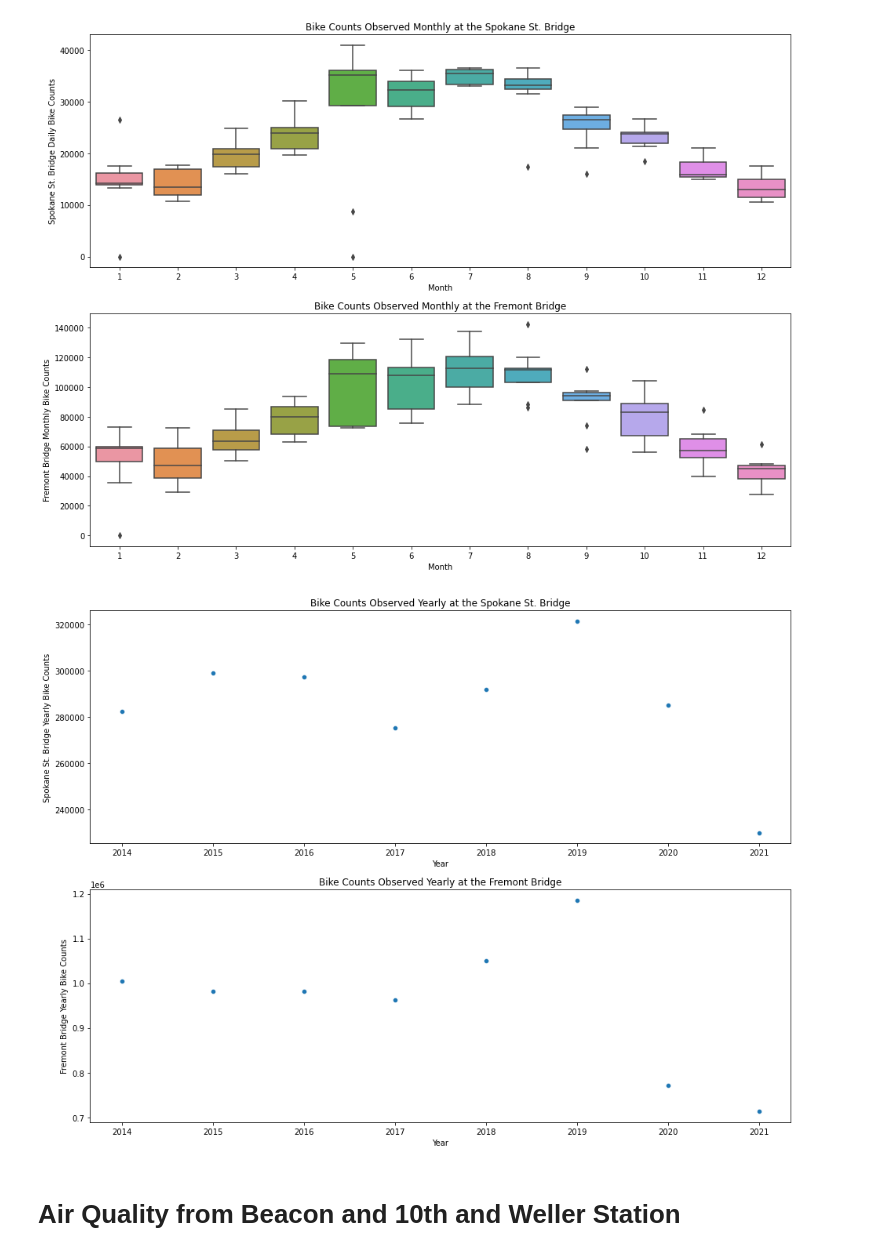
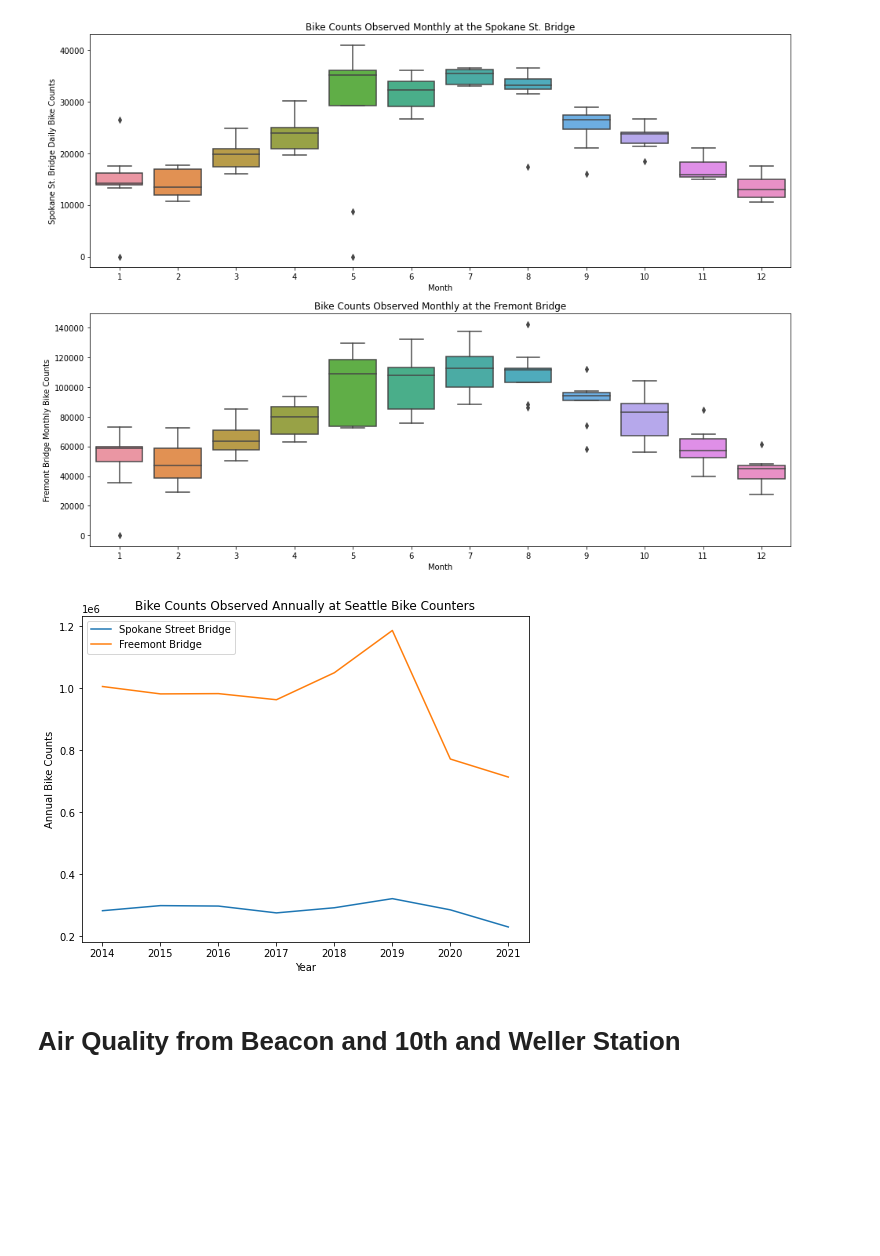
Before and after one commit to aworthyperson/Bike_Counters_Air_Quality, a Jupyter notebook: Bike_and_AQ_import_python.ipynb, the cells around one changed output. Cells and saved outputs as stored; diff of their text form; code cells hidden in the pictures; blank space fills up the shorter version.

```diff
--- a/Bike_and_AQ_import_python.ipynb
+++ b/Bike_and_AQ_import_python.ipynb
@@ -318,31 +318,26 @@ ax1.set(ylabel='Fremont Bridge Monthly Bike Counts',
 # %%
 import matplotlib.pyplot as plt
 import seaborn
 
 
-fig, (ax, ax1) = plt.subplots(nrows=2, ncols=1,figsize=(16,12))
-seaborn.scatterplot(x = yearly.time_yr,
+fig, (ax) = plt.subplots(nrows=1, ncols=1,figsize=(8,6))
+seaborn.lineplot(x = yearly.time_yr,
                 y = yearly['Spokane St. Bridge Total'],
-                ax = ax)
-
-
-ax.set(ylabel='Spokane St. Bridge Yearly Bike Counts',
-       xlabel='Year',
-       title='Bike Counts Observed Yearly at the Spokane St. Bridge');
+                ax = ax, label= 'Spokane Street Bridge')
 
 
 
-seaborn.scatterplot(x = yearly.time_yr,
+seaborn.lineplot(x = yearly.time_yr,
                 y = yearly['Fremont Bridge Total'],
-                ax = ax1)
+                ax = ax, label= 'Freemont Bridge')
 
 
-ax1.set(ylabel='Fremont Bridge Yearly Bike Counts',
+ax.set(ylabel='Annual Bike Counts',
        xlabel='Year',
-       title='Bike Counts Observed Yearly at the Fremont Bridge');
+       title='Bike Counts Observed Annually at Seattle Bike Counters');
 #plt.savefig('box_plot_hour.pdf')
 # %% [output]
-[figure, old version]
+[figure, new version]
 # %% [markdown]
 # Air Quality from Beacon and 10th and Weller Station
 # %%
```
Also changed, not shown: parts of 7 cells of this notebook, 1 other file.
